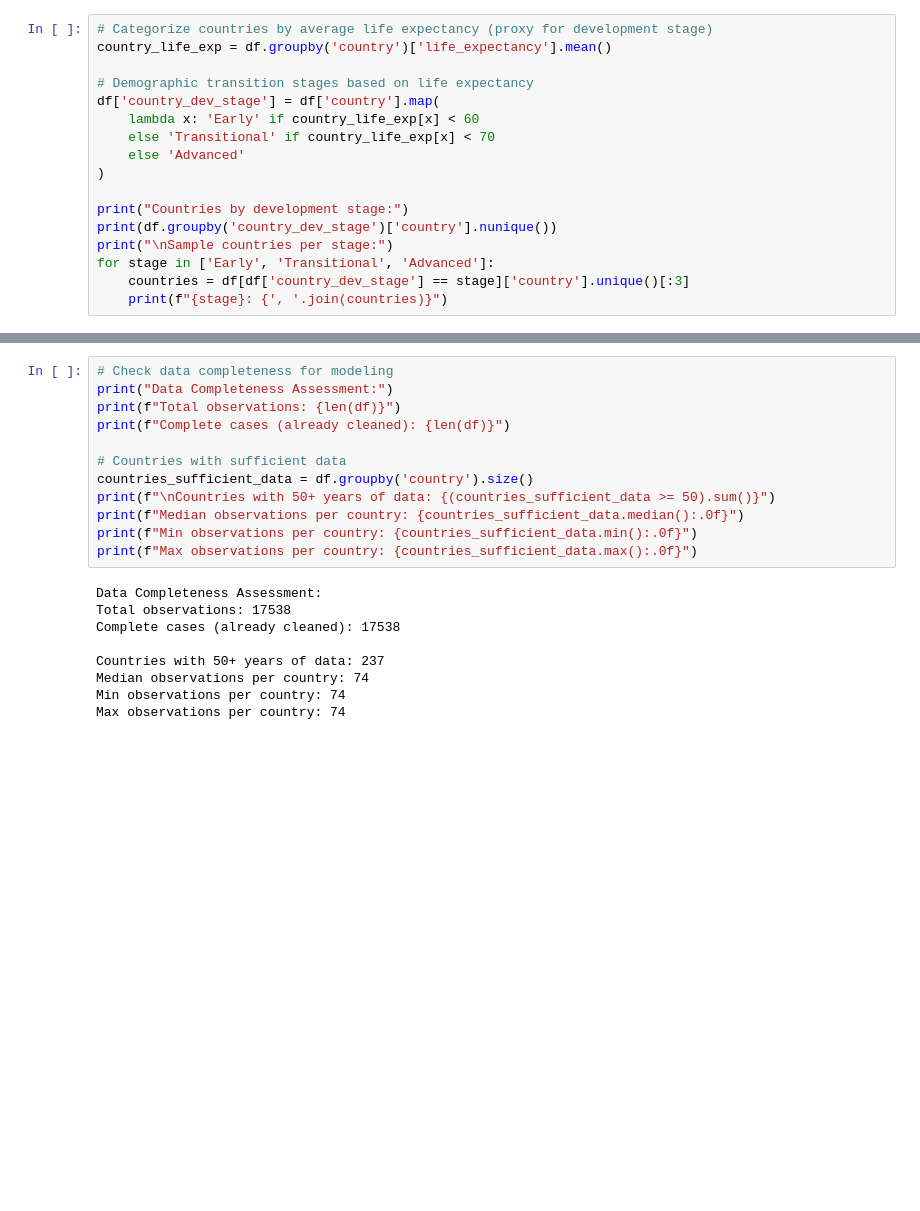
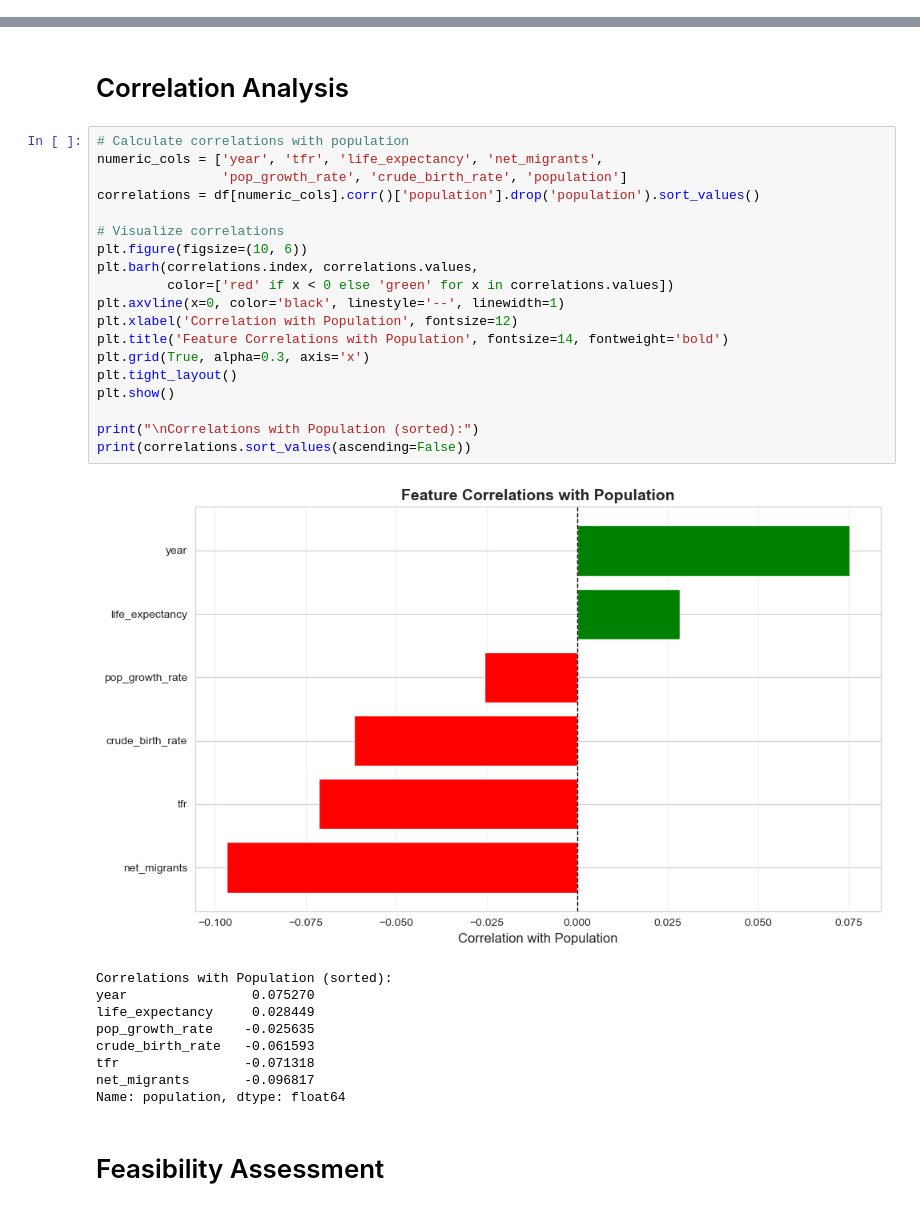
Before and after one commit to 3028Bikalpa/STATS201_project_Bikki, a Jupyter notebook: project_code.ipynb, the cells around one changed output, grey strips where cells are left out. Drawn from its saved outputs; the diff is of its cells as text; blank space fills up the shorter version.

```diff
--- a/project_code.ipynb
+++ b/project_code.ipynb
@@ -46,18 +47 @@ population          0
 dtype: int64
-# %%
-# Categorize countries by average life expectancy (proxy for development stage)
-country_life_exp = df.groupby('country')['life_expectancy'].mean()
-
-# Demographic transition stages based on life expectancy
-df['country_dev_stage'] = df['country'].map(
-    lambda x: 'Early' if country_life_exp[x] < 60
-    else 'Transitional' if country_life_exp[x] < 70
-    else 'Advanced'
-)
-
-print("Countries by development stage:")
-print(df.groupby('country_dev_stage')['country'].nunique())
-print("\nSample countries per stage:")
-for stage in ['Early', 'Transitional', 'Advanced']:
-    countries = df[df['country_dev_stage'] == stage]['country'].unique()[:3]
-    print(f"{stage}: {', '.join(countries)}")
@@ -124,21 +151,33 @@ plt.show()
-# %%
-# Check data completeness for modeling
-print("Data Completeness Assessment:")
-print(f"Total observations: {len(df)}")
-print(f"Complete cases (already cleaned): {len(df)}")
-
-# Countries with sufficient data
-countries_sufficient_data = df.groupby('country').size()
-print(f"\nCountries with 50+ years of data: {(countries_sufficient_data >= 50).sum()}")
-print(f"Median observations per country: {countries_sufficient_data.median():.0f}")
-print(f"Min observations per country: {countries_sufficient_data.min():.0f}")
-print(f"Max observations per country: {countries_sufficient_data.max():.0f}")
-# %% [output]
-Data Completeness Assessment:
-Total observations: 17538
-Complete cases (already cleaned): 17538
-
-Countries with 50+ years of data: 237
-Median observations per country: 74
-Min observations per country: 74
-Max observations per country: 74
+# %% [markdown]
+# Correlation Analysis
+# %%
+# Calculate correlations with population
+numeric_cols = ['year', 'tfr', 'life_expectancy', 'net_migrants',
+                'pop_growth_rate', 'crude_birth_rate', 'population']
+correlations = df[numeric_cols].corr()['population'].drop('population').sort_values()
+
+# Visualize correlations
+plt.figure(figsize=(10, 6))
+plt.barh(correlations.index, correlations.values,
+         color=['red' if x < 0 else 'green' for x in correlations.values])
+plt.axvline(x=0, color='black', linestyle='--', linewidth=1)
+plt.xlabel('Correlation with Population', fontsize=12)
+plt.title('Feature Correlations with Population', fontsize=14, fontweight='bold')
+plt.grid(True, alpha=0.3, axis='x')
+plt.tight_layout()
+plt.show()
+
+print("\nCorrelations with Population (sorted):")
+print(correlations.sort_values(ascending=False))
+# %% [output]
+[figure, added]
+Correlations with Population (sorted):
+year                0.075270
+life_expectancy     0.028449
+pop_growth_rate    -0.025635
+crude_birth_rate   -0.061593
+tfr                -0.071318
+net_migrants       -0.096817
+Name: population, dtype: float64
+# %% [markdown]
+# Feasibility Assessment
```
Also changed, not shown: parts of 10 cells of this notebook.
